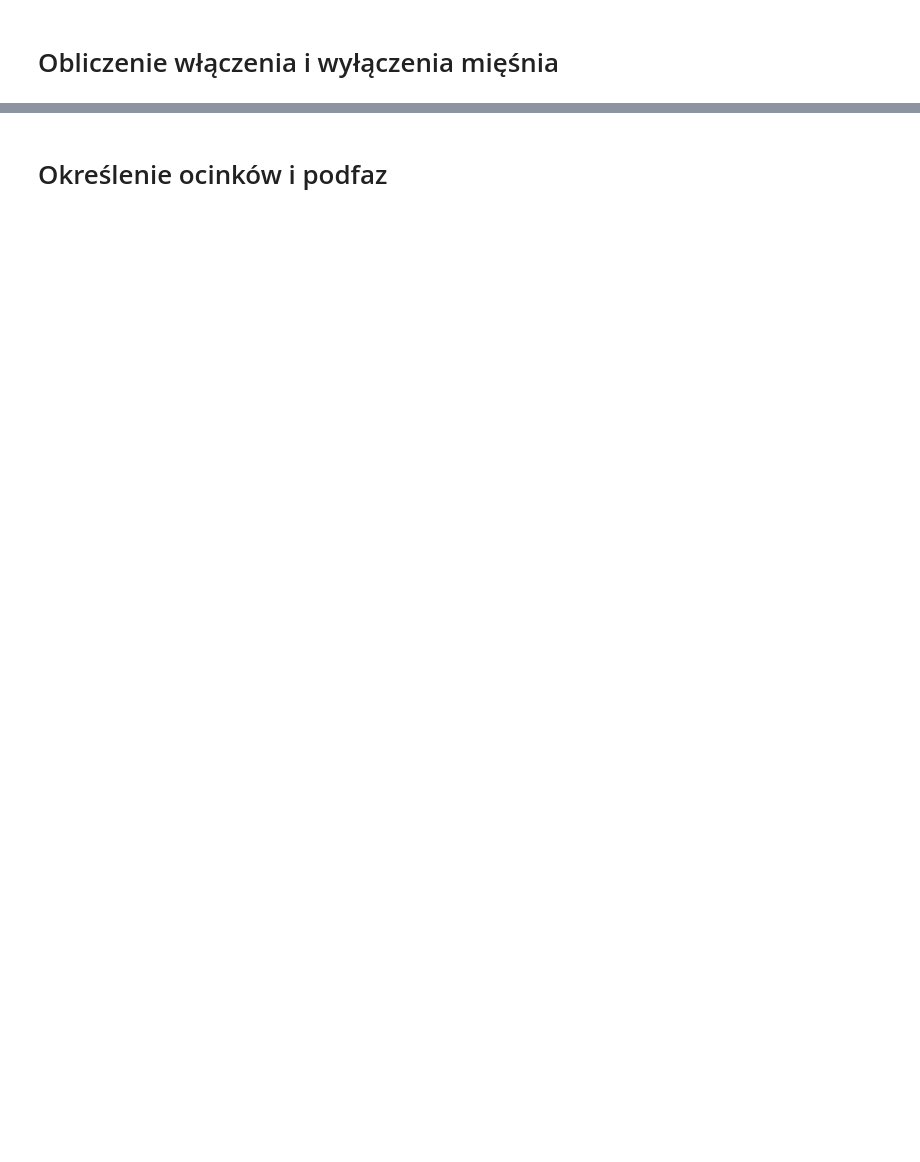
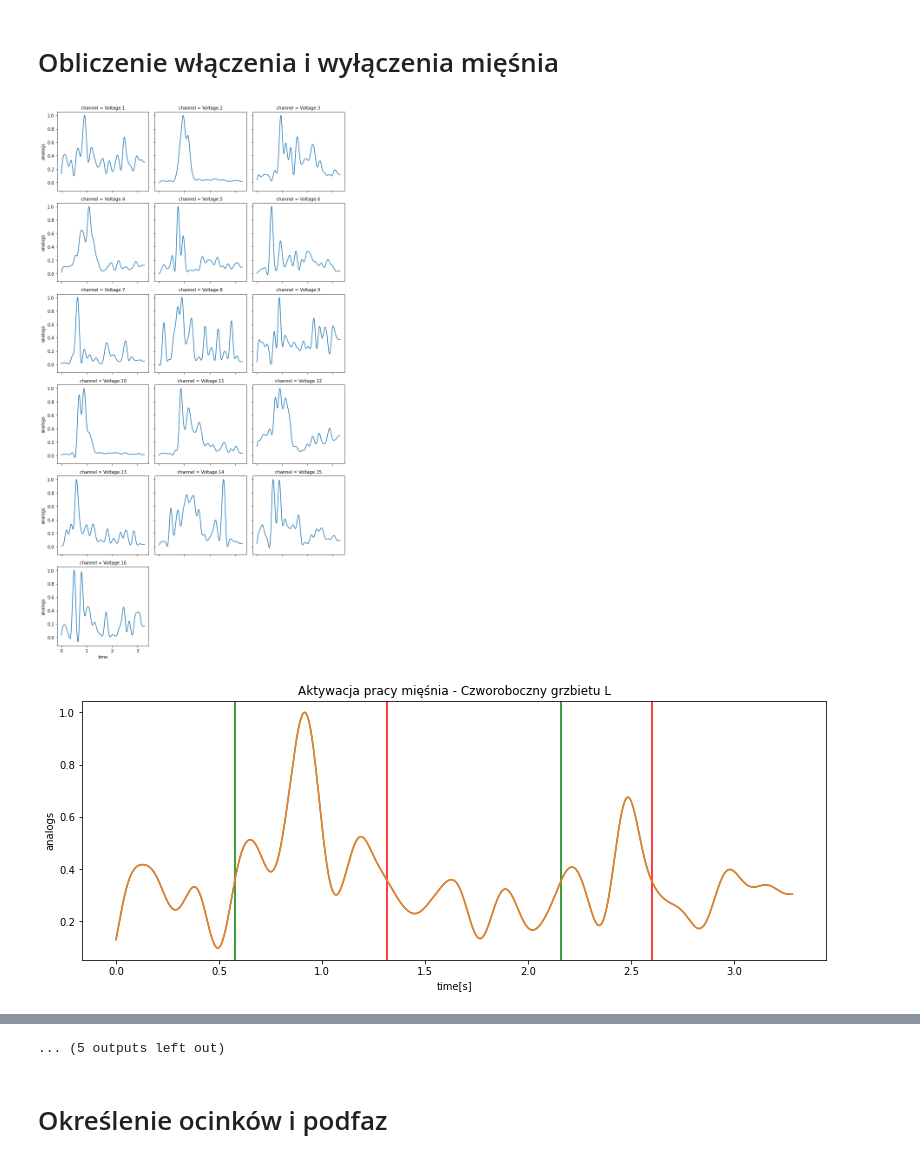
Before and after one commit to kkluwak/PJATK2020, a Jupyter notebook: RDCLabs/Praca_miesni.ipynb, the cells around one changed output, grey strips where cells are left out. Cells and saved outputs as stored; diff of their text form; code cells hidden in the pictures; blank space fills up the shorter version.

```diff
--- a/RDCLabs/Praca_miesni.ipynb
+++ b/RDCLabs/Praca_miesni.ipynb
@@ -90,0 +90,5 @@ def onset_offset_muscles(data_path):
+# %%
+onset_offset_muscles(data_path)
+# %% [output]
+[figure, added]
+[figure, added]
@@ -91,3 +105,4 @@ def onset_offset_muscles(data_path):
+... (5 outputs left out)
 # %% [markdown]
 #  Określenie ocinków i podfaz
 # %%
```
Also changed, not shown: parts of 19 cells of this notebook.
